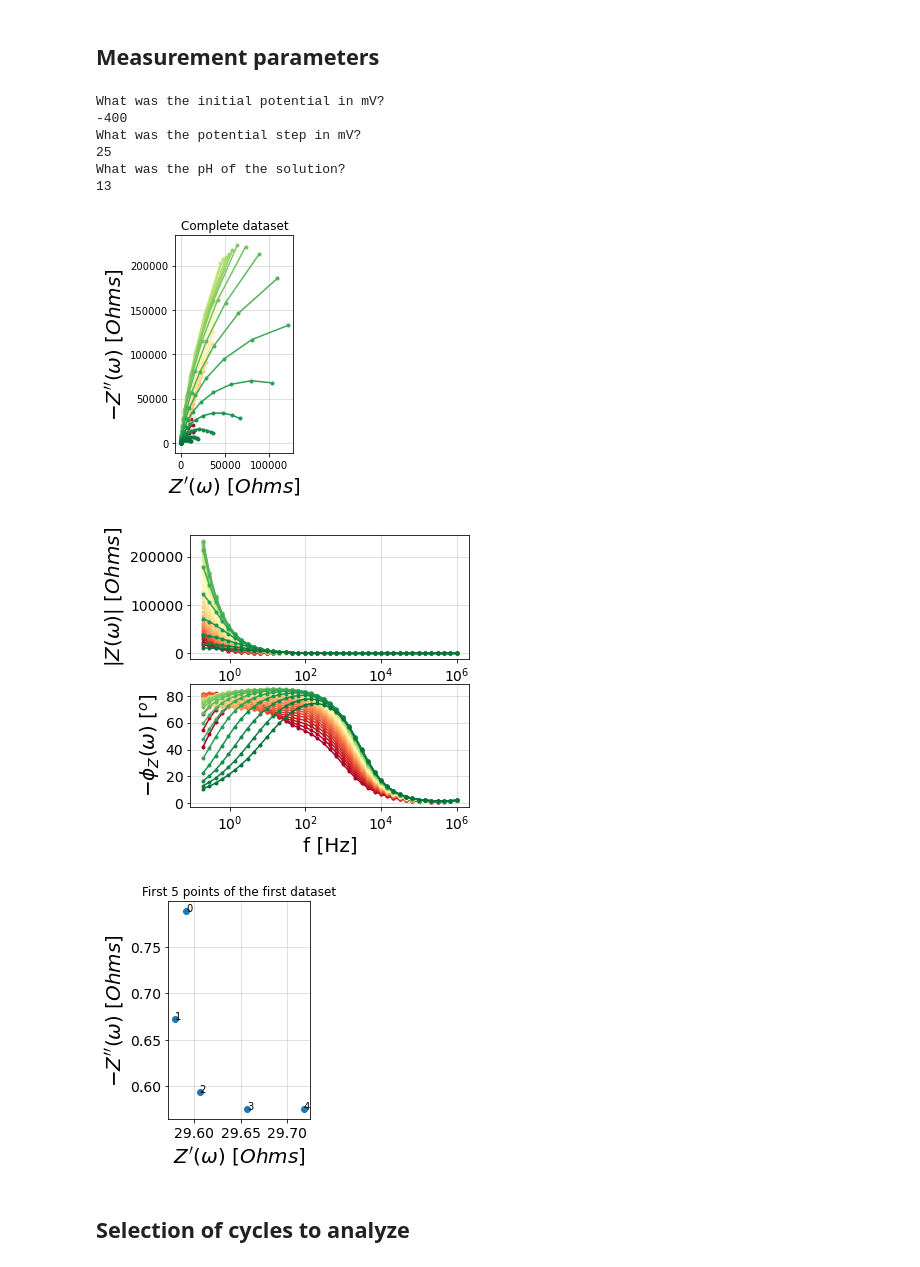
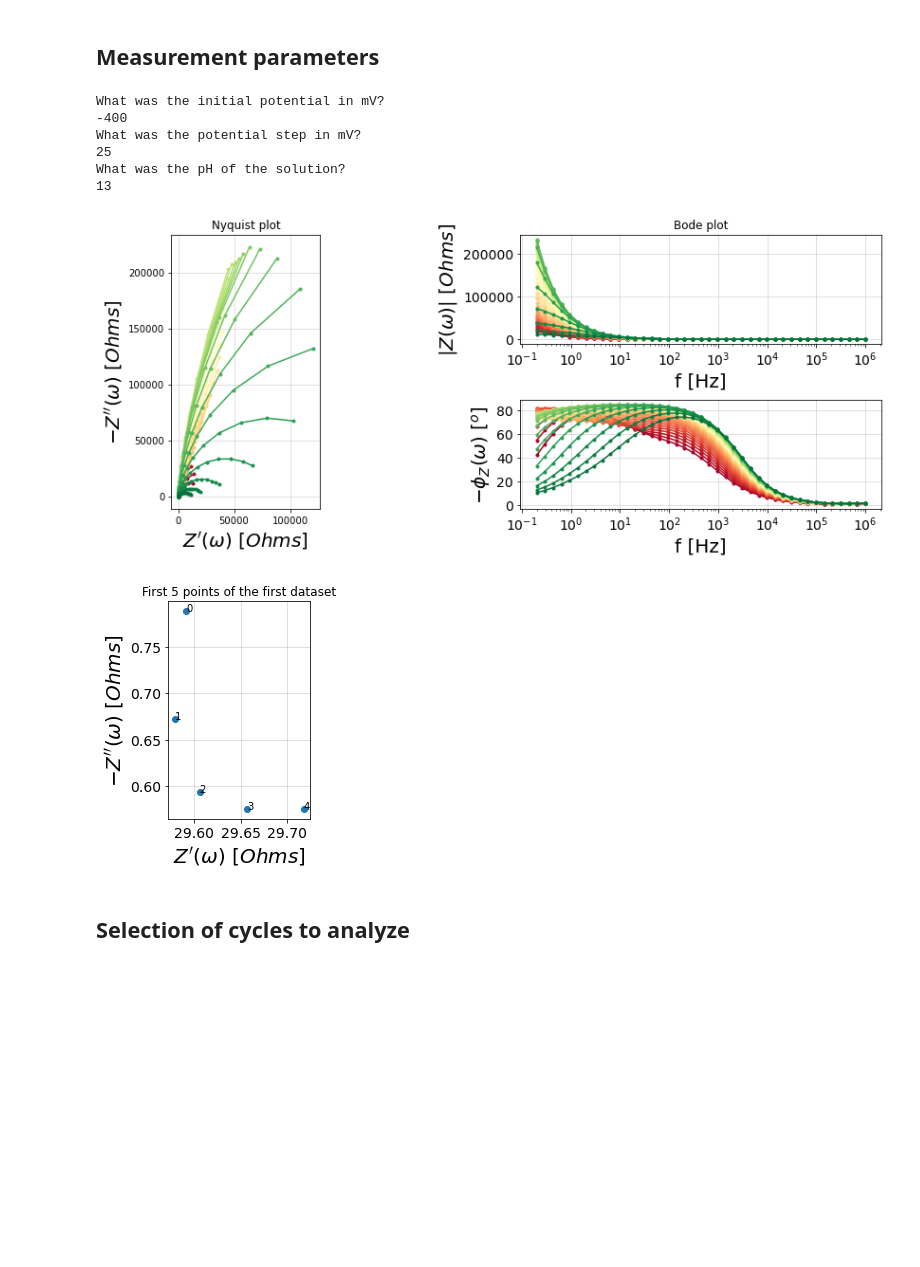
Before and after one commit to Alex6022/SPEIS-analysis, a Jupyter notebook: SPEIS automated analysis.ipynb, the cells around one changed output. Drawn from its saved outputs; the diff is of its cells as text; code cells hidden in the pictures; blank space fills up the shorter version.

Commit message:
Further helper function added, plots of overall data and fitting improved

```diff
--- a/SPEIS automated analysis.ipynb
+++ b/SPEIS automated analysis.ipynb
@@ -14,21 +14,21 @@ frequencies, Z = preprocessing.ignoreBelowX(frequencies, Z)
 [interactive output not drawn]
 # %% [markdown]
 ## Measurement parameters
-# %%
-# Ask for the potential start and steps of the potential measurement
-print("What was the initial potential in mV?")
-pot_start = int(input())
-print("What was the potential step in mV?")
-pot_step = int(input())
-print("What was the pH of the solution?")
-pot_pH = float(input())
-# %% [output]
-What was the initial potential in mV?
--400
-What was the potential step in mV?
-25
-What was the pH of the solution?
-13
+# %%
+# Ask for the potential start and steps of the potential measurement
+print("What was the initial potential in mV?")
+pot_start = int(input())
+print("What was the potential step in mV?")
+pot_step = int(input())
+print("What was the pH of the solution?")
+pot_pH = float(input())
+# %% [output]
+What was the initial potential in mV?
+-400
+What was the potential step in mV?
+25
+What was the pH of the solution?
+13
 # %%
 # split dataset into individual measurements separated by the initial measurement frequeny frequencies[0]
 import numpy as np
@@ -41,36 +41,28 @@ potentials_Ag = [(x)*pot_step+pot_start for x in range(potstepnumber)]
 # %%
 # Get an overview over the whole dataset
 import matplotlib.pyplot as plt
 from impedance.visualization import plot_nyquist
 import speis_plot as sp
+import speis_data as sd
 
-fig, ax = plt.subplots()
-# SPEIS_plot.plot_SPEIS_nyquist(ax, Z)
-sp.plot_speis_nyquist(ax, Z)
-plt.title("Complete dataset")
+sp.plot_speis_overview(frequencies, Z)
 plt.show()
 
-fig, ax = plt.subplots(nrows=2, figsize=(5, 5))
-sp.plot_speis_bode(ax, frequencies, Z)
-plt.show()
-
-# First number of points to show
-freq_start = 1E+5
-freq_end = 1E+1
-cutoff_start = np.where(frequencies[0] > freq_start)[0][-1]
-cutoff_end = np.where(frequencies[0] < freq_end)[0][0]
+# Number of points to investigate based on frequency range
+highest_freq = 1E+5
+lowest_freq = 1E+1*0.9
+cutoff_start, cutoff_end = sd.get_boundaries(highest_freq, lowest_freq, frequencies)
 
 # Plot subrange
 fig, ax = plt.subplots()
 plot_nyquist(ax, Z[0][:cutoff_start], fmt='o')
 for i in range(cutoff_start):
     ax.annotate(i, (Z[0][i].real, -Z[0][i].imag))
 plt.title("First " + str(cutoff_start) + " points of the first dataset")
 plt.show()
 # %% [output]
-[figure, old version]
+[figure, new version]
-[figure, old version]
+[figure, new version]
-[figure, removed]
 # %%
 #Initialize all implemented circuit models
 
```
Also changed, not shown: parts of 12 cells of this notebook, 2 other files.
